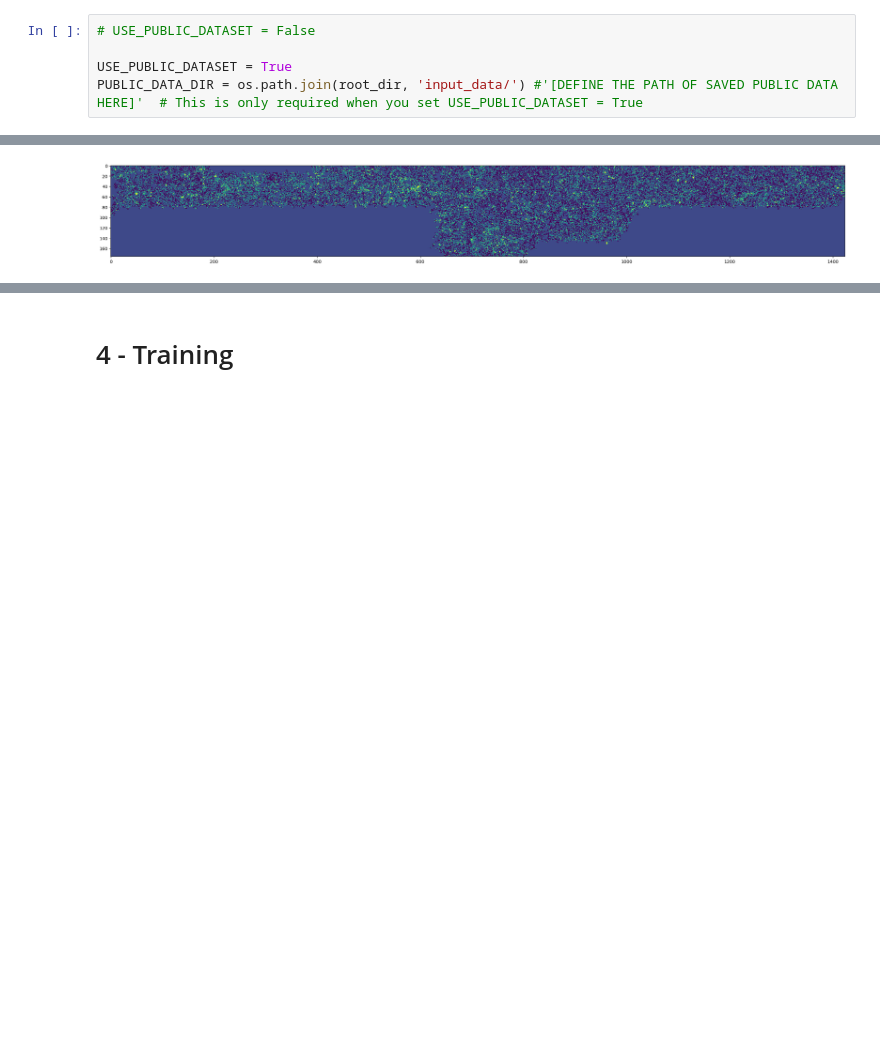
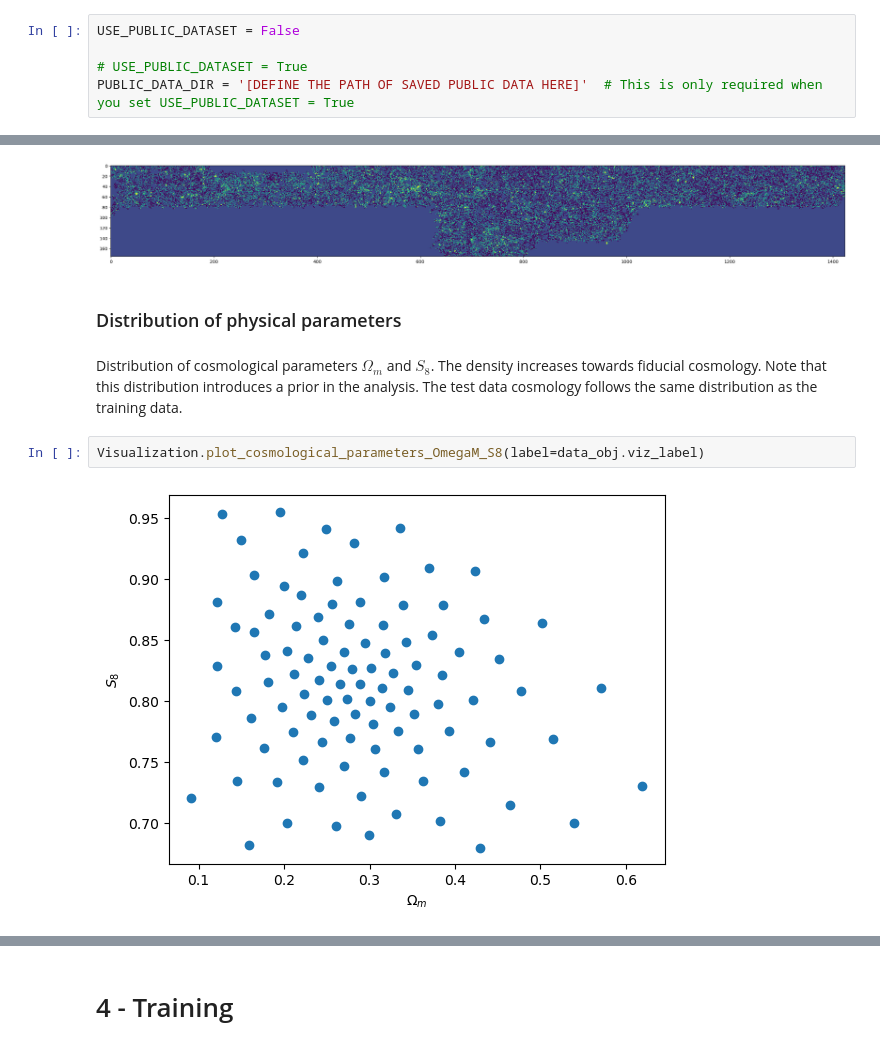
Before and after one commit to Klinjin/WL_ML, a Jupyter notebook: Phase_1_Startingkit_WL_CNN_MCMC.ipynb, the cells around one changed output, grey strips where cells are left out. Cells and saved outputs as stored; diff of their text form; blank space fills up the shorter version.

```diff
--- a/Phase_1_Startingkit_WL_CNN_MCMC.ipynb
+++ b/Phase_1_Startingkit_WL_CNN_MCMC.ipynb
@@ -266,10 +266,10 @@ To make a valid submission and obtain a score on Codabench, **you will need to m
 
 **Option 2: To load the entire training data and test data:** Set `USE_PUBLIC_DATASET = True` and specify a path where you will save the downloaded public data from Codabench. In the entire training data, there are $N_{\rm cosmo}=101$ cosmological models and $N_{\rm sys}=256$ realizations of nuisance parameters. The entire test data contains $N_{\rm test}=4000$ instances.
 # %%
-# USE_PUBLIC_DATASET = False
+USE_PUBLIC_DATASET = False
 
-USE_PUBLIC_DATASET = True
-PUBLIC_DATA_DIR = os.path.join(root_dir, 'input_data/') #'[DEFINE THE PATH OF SAVED PUBLIC DATA HERE]'  # This is only required when you set USE_PUBLIC_DATASET = True
+# USE_PUBLIC_DATASET = True
+PUBLIC_DATA_DIR = '[DEFINE THE PATH OF SAVED PUBLIC DATA HERE]'  # This is only required when you set USE_PUBLIC_DATASET = True
 # %%
 if not USE_PUBLIC_DATASET:                                         # Testing this startking kit with a tiny sample of the training data (3, 30, 1424, 176)
     DATA_DIR = os.path.join(root_dir, 'input_data/')
@@ -432,3 +430,11 @@ Visualization.plot_noisy_training_convergence_map(kappa=data_obj.kappa,
                                                   ng=data_obj.ng)
 # %% [output]
 [figure]
+# %% [markdown]
+### Distribution of physical parameters
+# %% [markdown]
+Distribution of cosmological parameters $\Omega_m$ and $S_8$. The density increases towards fiducial cosmology. Note that this distribution introduces a prior in the analysis. The test data cosmology follows the same distribution as the training data.
+# %%
+Visualization.plot_cosmological_parameters_OmegaM_S8(label=data_obj.viz_label)
+# %% [output]
+[figure, added]
```
Also changed, not shown: parts of 17 cells of this notebook, 6 other files.
